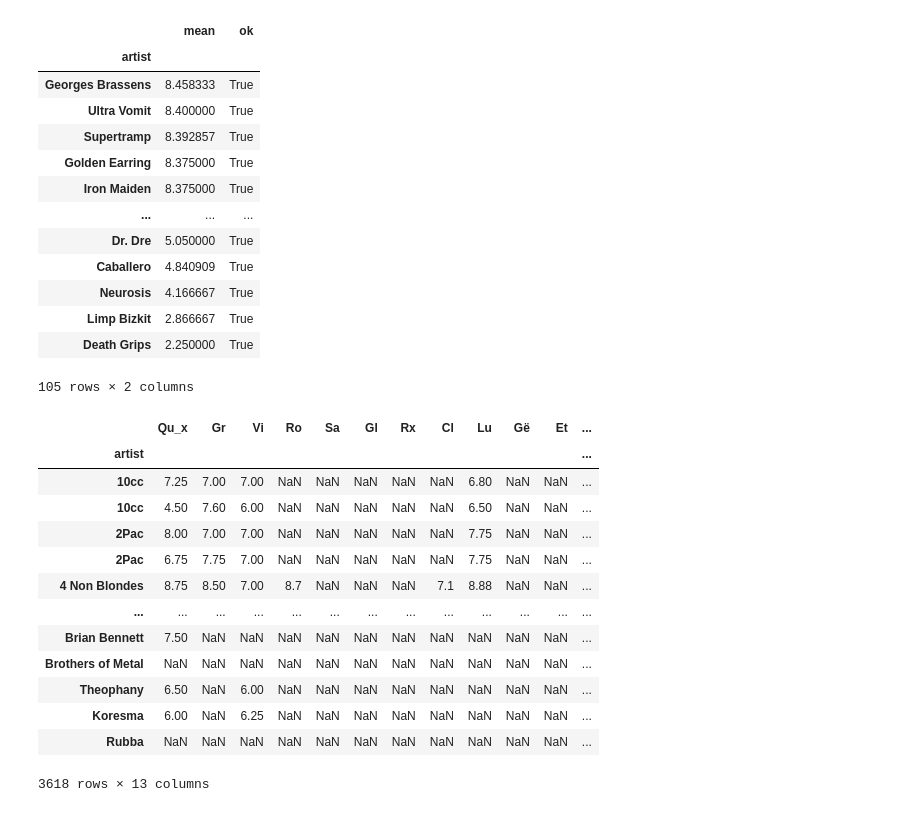
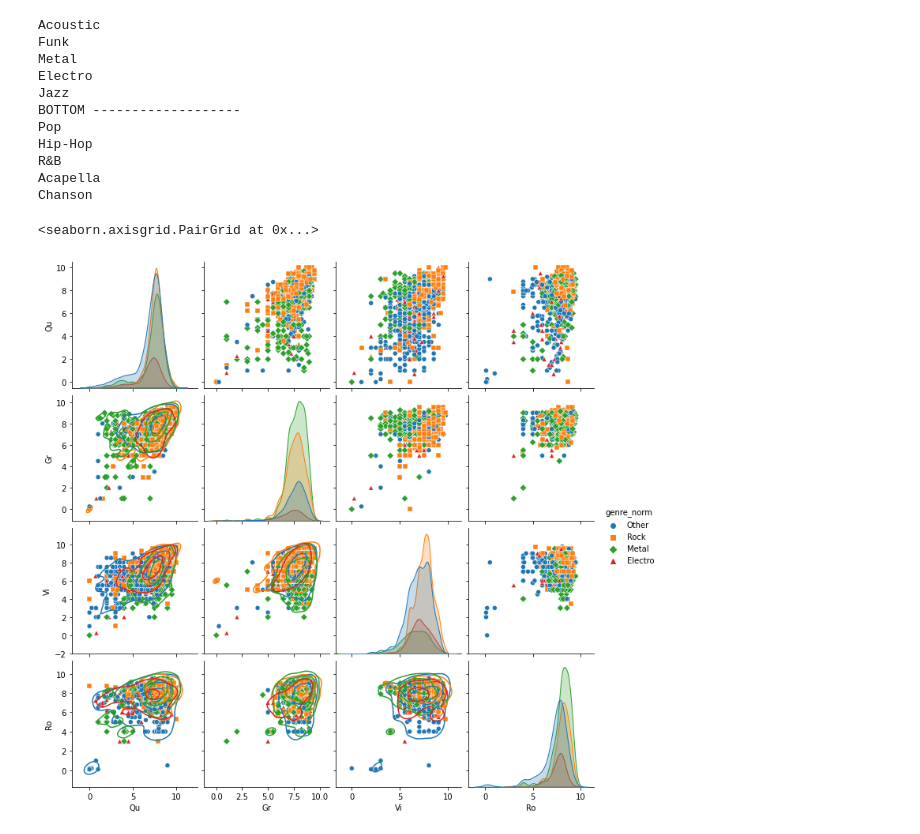
Before and after one commit to QuVil/mon-bot-le-dj, a Jupyter notebook: prototyping/artists.ipynb, the cells around one changed output. Cells and saved outputs as stored; diff of their text form; code cells hidden in the pictures.

```diff
--- a/prototyping/artists.ipynb
+++ b/prototyping/artists.ipynb
@@ -34,40 +35,34 @@ data
 # %%
 qu_df = pd.DataFrame(columns=["mean", "ok"])
-qu_df["ok"] = data["Qu"].dropna().groupby("artist").size() > 4
-qu_df["mean"] = data["Qu"].dropna().groupby("artist").mean()
+qu_df["ok"] = data["Ti"].dropna().groupby("genre").size() > 4
+qu_df["mean"] = data["Ti"].dropna().groupby("genre").mean()
 
 qu_df = qu_df[qu_df["ok"] == True].sort_values(by="mean", ascending=False)
-qu_df
+for i in qu_df.head(5).index:
+    print(i)
+print("BOTTOM -------------------")
+for i in qu_df.tail(5).index:
+    print(i)
 # %% [output]
-|  | mean | ok |
-| artist |  |  |
-| Georges Brassens | 8.458333 | True |
-| Ultra Vomit | 8.400000 | True |
-| Supertramp | 8.392857 | True |
-| Golden Earring | 8.375000 | True |
-| Iron Maiden | 8.375000 | True |
-| ... | ... | ... |
-| Dr. Dre | 5.050000 | True |
-| Caballero | 4.840909 | True |
-| Neurosis | 4.166667 | True |
-| Limp Bizkit | 2.866667 | True |
-| Death Grips | 2.250000 | True |
-105 rows × 2 columns
+Acoustic
+Funk
+Metal
+Electro
+Jazz
+BOTTOM -------------------
+Pop
+Hip-Hop
+R&B
+Acapella
+Chanson
-# %%
-data.merge(data["Qu"].groupby("artist").size() > 5, on="artist")
-# data[]["Qu"].groupby("artist").mean()
-# %% [output]
-|  | Qu_x | Gr | Vi | Ro | Sa | Gl | Rx | Cl | Lu | Gë | Et | ... |
-| artist |  |  |  |  |  |  |  |  |  |  |  | ... |
-| 10cc | 7.25 | 7.00 | 7.00 | NaN | NaN | NaN | NaN | NaN | 6.80 | NaN | NaN | ... |
-| 10cc | 4.50 | 7.60 | 6.00 | NaN | NaN | NaN | NaN | NaN | 6.50 | NaN | NaN | ... |
-| 2Pac | 8.00 | 7.00 | 7.00 | NaN | NaN | NaN | NaN | NaN | 7.75 | NaN | NaN | ... |
-| 2Pac | 6.75 | 7.75 | 7.00 | NaN | NaN | NaN | NaN | NaN | 7.75 | NaN | NaN | ... |
-| 4 Non Blondes | 8.75 | 8.50 | 7.00 | 8.7 | NaN | NaN | NaN | 7.1 | 8.88 | NaN | NaN | ... |
-| ... | ... | ... | ... | ... | ... | ... | ... | ... | ... | ... | ... | ... |
-| Brian Bennett | 7.50 | NaN | NaN | NaN | NaN | NaN | NaN | NaN | NaN | NaN | NaN | ... |
-| Brothers of Metal | NaN | NaN | NaN | NaN | NaN | NaN | NaN | NaN | NaN | NaN | NaN | ... |
-| Theophany | 6.50 | NaN | 6.00 | NaN | NaN | NaN | NaN | NaN | NaN | NaN | NaN | ... |
-| Koresma | 6.00 | NaN | 6.25 | NaN | NaN | NaN | NaN | NaN | NaN | NaN | NaN | ... |
-| Rubba | NaN | NaN | NaN | NaN | NaN | NaN | NaN | NaN | NaN | NaN | NaN | ... |
-3618 rows × 13 columns
+# %%
+# Keep only top 5 genres in "normalized" genre
+data["genre_norm"] = data.index.get_level_values(0)
+top_genres = data["genre_norm"].value_counts().nlargest(3).index
+data.loc[~data["genre_norm"].isin(top_genres), "genre_norm"] = "Other"
+
+g = sns.pairplot(data.iloc[:, np.r_[0:4, 12]], hue="genre_norm", diag_kind="kde", markers=["o", "s", "D", "^"])
+g.map_lower(sns.kdeplot, levels=4, color=".2")
+# %% [output]
+<seaborn.axisgrid.PairGrid at 0x...>
+[figure, added]
```
Also changed, not shown: parts of 4 cells of this notebook, 2 other files.
